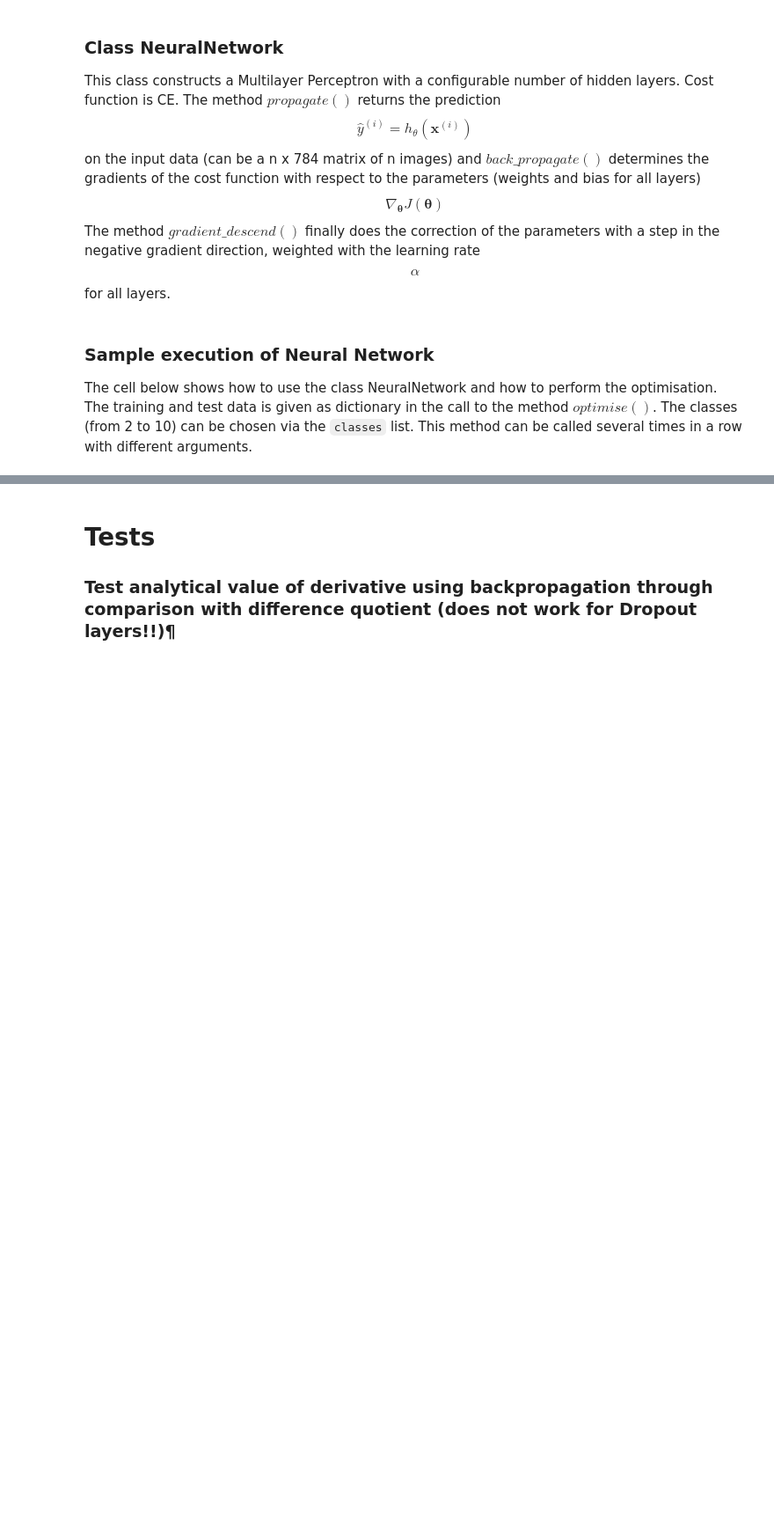
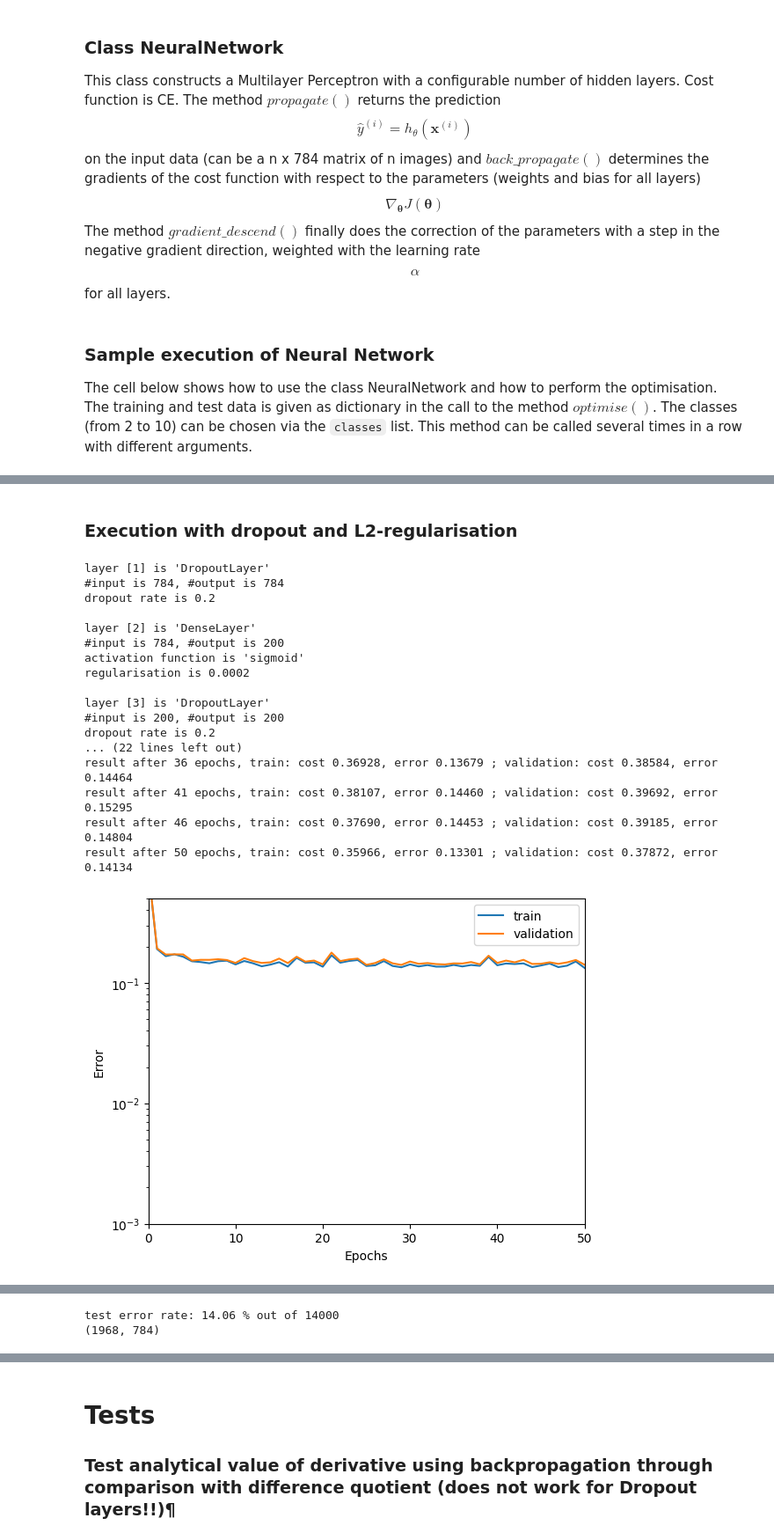
Before and after one commit to diegofrl/DeLearn23-24_PWs, a Jupyter notebook: PW5/mlp_regularise_stud.ipynb, the cells around one changed output, grey strips where cells are left out. Shown at 88% size. Cells and saved outputs as stored; diff of their text form; code cells hidden in the pictures; blank space fills up the shorter version.

```diff
--- a/PW5/mlp_regularise_stud.ipynb
+++ b/PW5/mlp_regularise_stud.ipynb
@@ -807,0 +944,42 @@ print(false_classifications.shape)
+# %% [markdown]
+### Execution with dropout and L2-regularisation
+# %%
+NNet = NeuralNetwork(list_num_neurons, activation = 'sigmoid', regularize = 0.0002, drop_p = 0.2)
+
+NNet.print_layers()
+
+#choose the hyperparameters you want to use for training
+epochs = 50
+batchsize = 32
+learning_rate = 0.5
+NNet.optimise(data, epochs, learning_rate, batchsize, debug=5)
+
+plot_error(NNet)
+plot_cost(NNet)
+
+plot_parameter_hist(NNet)
+
+y_pred = np.argmax(NNet.propagate(x_test), axis=1)
+false_classifications = x_test[(y_pred != y_test)]
+
+print('test error rate: %.2f %% out of %d' % (100*false_classifications.shape[0]/y_pred.shape[0], y_pred.shape[0]))
+print(false_classifications.shape)
+# %% [output]
+layer [1] is 'DropoutLayer'
+#input is 784, #output is 784
+dropout rate is 0.2
+
+layer [2] is 'DenseLayer'
+#input is 784, #output is 200
+activation function is 'sigmoid'
+regularisation is 0.0002
+
+layer [3] is 'DropoutLayer'
+#input is 200, #output is 200
+dropout rate is 0.2
+... (22 lines left out)
+result after 36 epochs, train: cost 0.36928, error 0.13679 ; validation: cost 0.38584, error 0.14464
+result after 41 epochs, train: cost 0.38107, error 0.14460 ; validation: cost 0.39692, error 0.15295
+result after 46 epochs, train: cost 0.37690, error 0.14453 ; validation: cost 0.39185, error 0.14804
+result after 50 epochs, train: cost 0.35966, error 0.13301 ; validation: cost 0.37872, error 0.14134
+[figure, added]
@@ -807,0 +990,2 @@ print(false_classifications.shape)
+test error rate: 14.06 % out of 14000
+(1968, 784)
```
Also changed, not shown: parts of 19 cells of this notebook, 1 other file.
